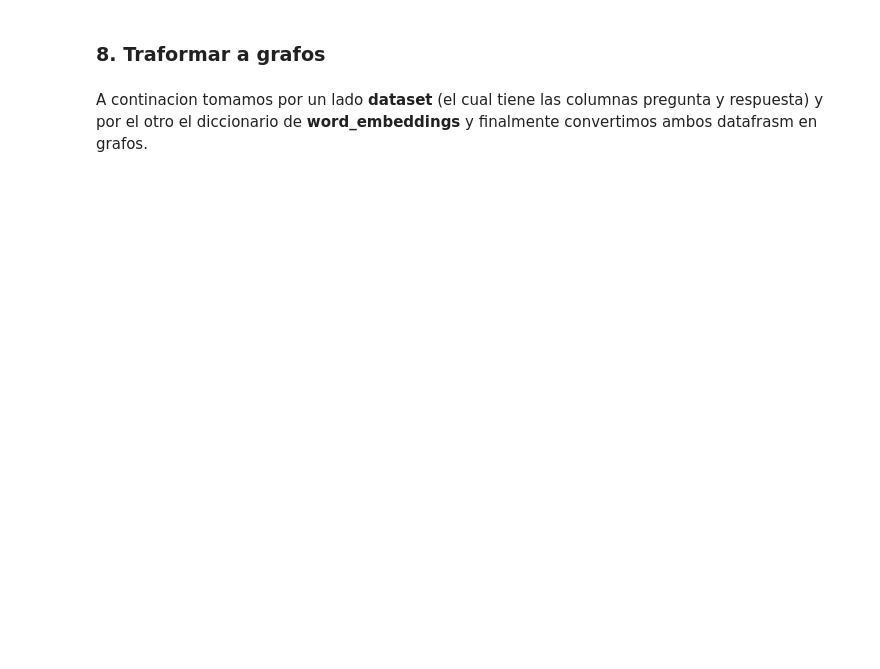
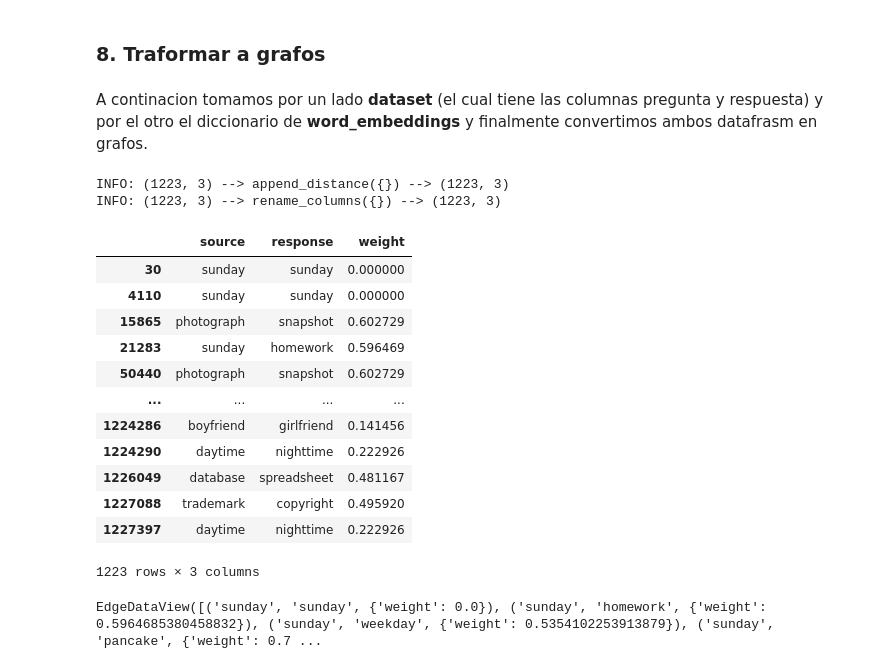
Before and after one commit to magistery-tps/dm-cyt-tp2, a Jupyter notebook: notebooks/tp2.ipynb, the cells around one changed output. Cells and saved outputs as stored; diff of their text form; code cells hidden in the pictures; blank space fills up the shorter version.

```diff
--- a/notebooks/tp2.ipynb
+++ b/notebooks/tp2.ipynb
@@ -210,0 +217,22 @@ dataset_graph = nx.from_pandas_adjacency(dataset_matrix)
+# %%
+dataset = dataset \
+    .pipe(append_distance, work_embeddings, cosine) \
+    .pipe(rename_columns, {'cosine': 'weight'})
+
+dataset
+# %% [output]
+INFO: (1223, 3) --> append_distance({}) --> (1223, 3)
+INFO: (1223, 3) --> rename_columns({}) --> (1223, 3)
+|  | source | response | weight |
+| 30 | sunday | sunday | 0.000000 |
+| 4110 | sunday | sunday | 0.000000 |
+| 15865 | photograph | snapshot | 0.602729 |
+| 21283 | sunday | homework | 0.596469 |
+| 50440 | photograph | snapshot | 0.602729 |
+| ... | ... | ... | ... |
+| 1224286 | boyfriend | girlfriend | 0.141456 |
+| 1224290 | daytime | nighttime | 0.222926 |
+| 1226049 | database | spreadsheet | 0.481167 |
+| 1227088 | trademark | copyright | 0.495920 |
+| 1227397 | daytime | nighttime | 0.222926 |
+1223 rows × 3 columns
@@ -210,0 +241,4 @@ dataset_graph = nx.from_pandas_adjacency(dataset_matrix)
+# %%
+dataset_graph.edges(data=True)
+# %% [output]
+EdgeDataView([('sunday', 'sunday', {'weight': 0.0}), ('sunday', 'homework', {'weight': 0.5964685380458832}), ('sunday', 'weekday', {'weight': 0.5354102253913879}), ('sunday', 'pancake', {'weight': 0.7 ...
```
Also changed, not shown: parts of 16 cells of this notebook, 4 other files.
